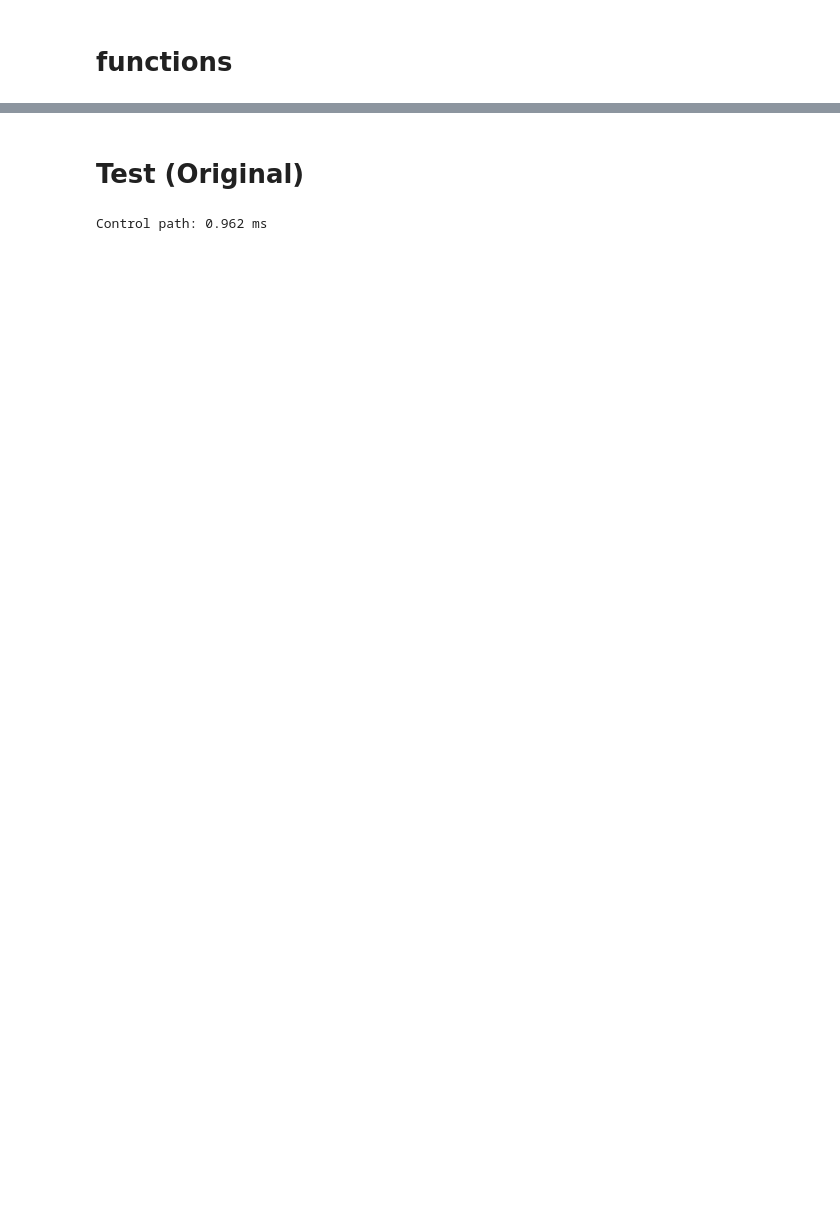
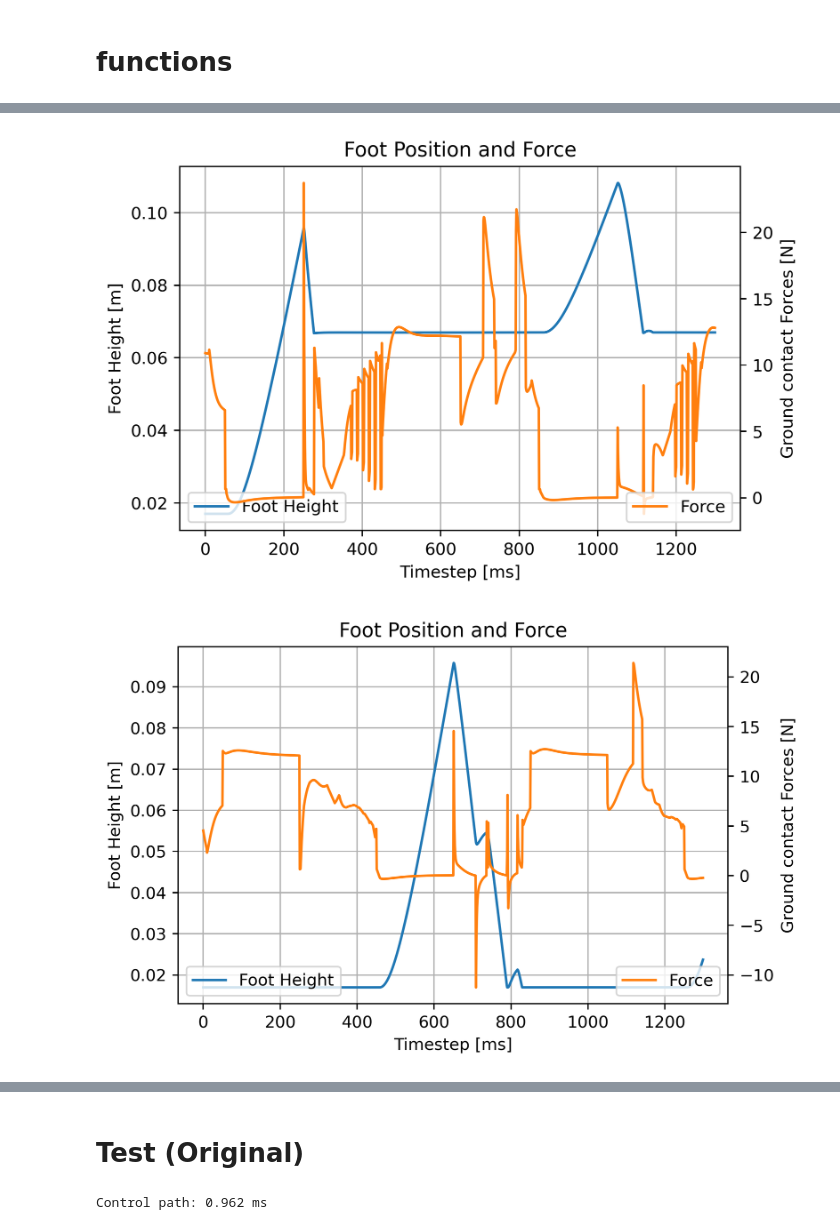
Before and after one commit to caoliheng/contact-detection, a Jupyter notebook: close centroidal loop.ipynb, the cells around one changed output, grey strips where cells are left out. Drawn from its saved outputs; the diff is of its cells as text; code cells hidden in the pictures; blank space fills up the shorter version.

```diff
--- a/close centroidal loop.ipynb
+++ b/close centroidal loop.ipynb
@@ -132,7 +149,7 @@ def get_desired_position(n, grf):
 
     return targets[-1] == down  # whether to use grf. don't use when going up
 # %%
-N = 5000
+N = 6000
 
 grfs = np.zeros((N, 4, 3))
 contact = np.zeros((N, 4))
@@ -241,0 +232,31 @@ for i in range(4):
+# %%
+#### s = slice(None)
+# s = slice(2000, 4000)
+s = slice(1200, 2500)
+# s = slice(7000, None)
+for i in range(4):
+#     plt.plot(contact_hardcoded[s, i], label='hardcoded', color='C0')
+#     plt.plot(contact[s, i], ':', label='calc', color="C1")
+#     plt.plot(use_grfs[s, i], '--', label='use_grf', color='C1')
+#     if i == 0: plt.plot(conds[s], '--', label='cond')
+#     plt.legend(loc='upper left')
+
+    plt.title('Foot Position and Force')
+    plt.ylabel('Foot Height [m]')
+    plt.xlabel('Timestep [ms]')
+    plt.plot(forwardKs[s, i, 2], label='Foot Height', color='C0')
+#     t.plot(qs[s, 2], label='z')
+#     t.plot(desired_positions[s, i], label='desired', color='C3')
+    plt.legend(loc='lower left')
+    plt.grid()
+
+
+    w = plt.twinx()
+    w.plot(grfs[s, i, 2], color="C1", label='Force')
+    w.set_ylabel('Ground contact Forces [N]')
+    w.legend(loc='lower right')
+
+    plt.show()
+# %% [output]
+[figure, added]
+[figure, added]
```
Also changed, not shown: parts of 6 cells of this notebook, 1 other file.
